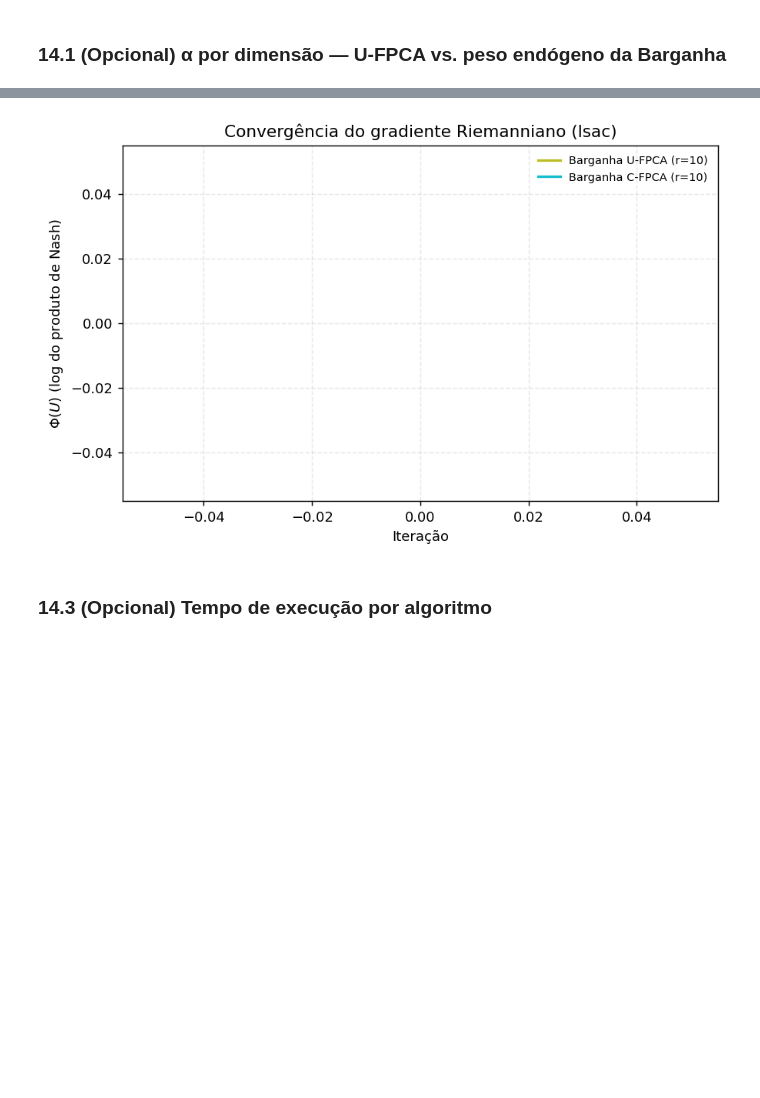
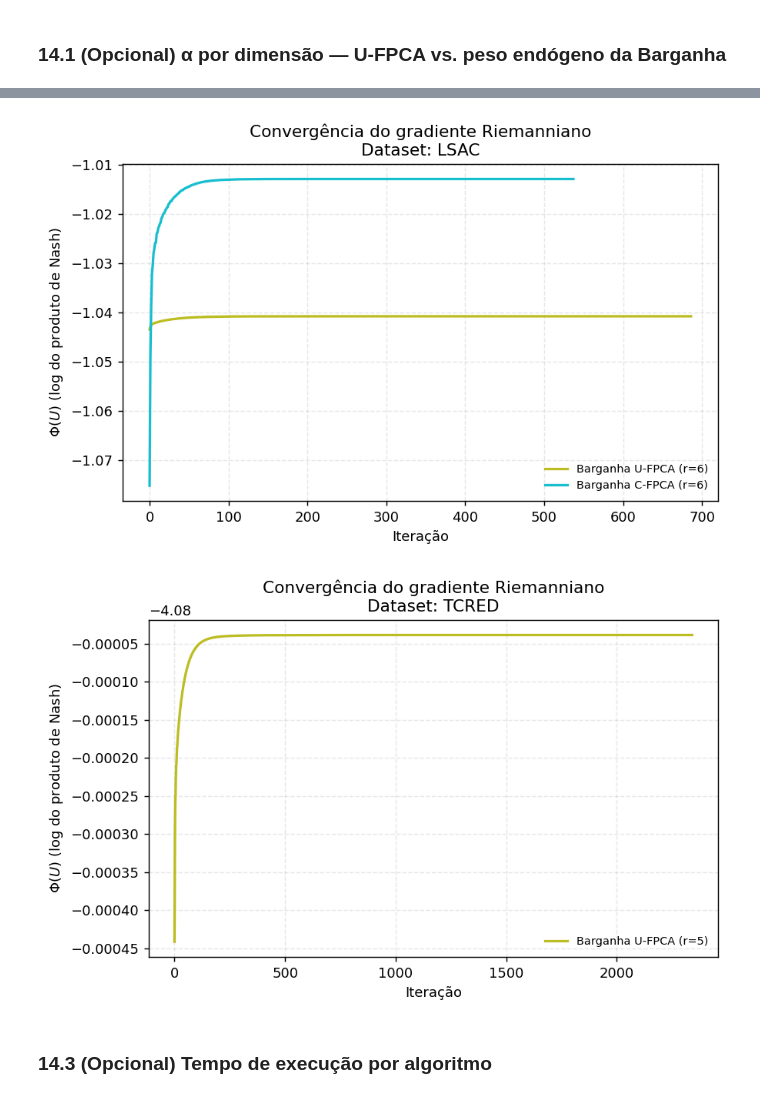
Before and after one commit to MDuqi/Bargaining-Fair-PCA, a Jupyter notebook: fair_pca_experimentos.ipynb, the cells around one changed output, grey strips where cells are left out. Saved outputs shown, nothing was run; the diff lists cells and outputs as text; code cells hidden in the pictures; blank space fills up the shorter version.

```diff
--- a/fair_pca_experimentos.ipynb
+++ b/fair_pca_experimentos.ipynb
@@ -464,7 +463,7 @@ def ufpca(CX, CA, CB, r, tol=ALPHA_TOL, n_iter=ALPHA_ITER):
     def custo(alpha):
         U = top_k(chat_alpha(CX, CA, CB, alpha), r)
         RA, RB = recon_error(CA, U), recon_error(CB, U)
-        return disparity(RA, RB)
+        return fairness(RA, RB)   # minimiza o QUADRADO da disparidade
 
     alpha_star = busca_secao_aurea(custo, 0.0, 1.0, tol, n_iter)
     U = top_k(chat_alpha(CX, CA, CB, alpha_star), r)
@@ -759,0 +773,4 @@ if not df_resultados.empty:
+# %%
+for nome_dataset, res in resultados_por_dataset.items():
+    plot_metrica(res["df"], "F", "Fairness × Dimensão Reduzida",
+                 r"$F(U) = \left(R_A(U) - R_B(U)\right)^2$", nome_dataset)
@@ -760,21 +780,24 @@ if not df_resultados.empty:
 # %% [markdown]
 ### 14.1 (Opcional) α por dimensão — U-FPCA vs. peso endógeno da Barganha
 # %%
-if not df_resultados.empty:
+def plot_alpha(df_res, nome_dataset):
     fig, ax = plt.subplots(figsize=(7, 4.5), dpi=130)
     for algo, cor, mk in zip(["FPCA", "U-FPCA", "C-FPCA"], CORES[1:4], MARCADORES[1:4]):
-        sub = df_resultados[df_resultados["algoritmo"] == algo].sort_values("r")
+        sub = df_res[df_res["algoritmo"] == algo].sort_values("r")
         ax.plot(sub["r"], sub["alpha"], marker=mk, color=cor, label=f"{algo} (α)", linewidth=1.8)
     for algo, cor, mk in zip(["Barganha U-FPCA", "Barganha C-FPCA"], CORES[4:], MARCADORES[4:]):
-        sub = df_resultados[df_resultados["algoritmo"] == algo].sort_values("r")
+        sub = df_res[df_res["algoritmo"] == algo].sort_values("r")
         ax.plot(sub["r"], sub["alpha"], marker=mk, color=cor, linestyle="--",
                  label=f"{algo} (peso endógeno)", linewidth=1.8)
     ax.set_xlabel("Dimensão reduzida (r)")
     ax.set_ylabel(r"$\alpha$ (ou peso endógeno análogo)")
-    ax.set_title(f"Parâmetro de mistura por dimensão ({CONFIG['NAME']})")
+    ax.set_title(f"Parâmetro de mistura por dimensão\nDataset: {nome_dataset}")
     ax.legend(frameon=False, fontsize=7, ncol=2)
     ax.grid(alpha=0.3, linestyle="--")
     fig.tight_layout()
-    fig.savefig(f"fig_alpha_por_r_{CONFIG['NAME']}.png", bbox_inches="tight")
     plt.show()
+
+
+for nome_dataset, res in resultados_por_dataset.items():
+    plot_alpha(res["df"], nome_dataset)
 # %% [output]
@@ -784,21 +814,43 @@ if not df_resultados.empty:
 # %%
-if not df_resultados.empty:
-    r_exemplo = R_MAX  # exibe a convergência na maior dimensão testada
+def escolher_r_mais_informativo(hist_dict, algo, r_max):
+    """Retorna o r (excluindo r_max, tipicamente trivial) com histórico mais
+    longo para o algoritmo dado; usa r_max apenas se não houver outra opção."""
+    candidatos = [(r, hist_dict.get((algo, r), np.array([])))
+                  for r in range(1, r_max)]  # exclui r_max de propósito
+    candidatos = [(r, h) for r, h in candidatos if h.size > 1]
+    if not candidatos:
+        h = hist_dict.get((algo, r_max), np.array([]))
+        return (r_max, h) if h.size > 1 else (None, np.array([]))
+    return max(candidatos, key=lambda rc: rc[1].size)
+
+
+def plot_convergencia(hist_dict, r_max, nome_dataset):
     fig, ax = plt.subplots(figsize=(7, 4.5), dpi=130)
+    algo_plotado = False
     for algo, cor in zip(["Barganha U-FPCA", "Barganha C-FPCA"], CORES[4:]):
-        hist = historicos_barganha.get((algo, r_exemplo), np.array([]))
-        if hist.size > 0:
-            ax.plot(hist, color=cor, label=f"{algo} (r={r_exemplo})", linewidth=1.8)
+        r_escolhido, hist = escolher_r_mais_informativo(hist_dict, algo, r_max)
+        if hist.size > 1:
+            ax.plot(hist, color=cor, label=f"{algo} (r={r_escolhido})", linewidth=1.8)
+            algo_plotado = True
     ax.set_xlabel("Iteração")
     ax.set_ylabel(r"$\Phi(U)$ (log do produto de Nash)")
-    ax.set_title(f"Convergência do gradiente Riemanniano ({CONFIG['NAME']})")
-    ax.legend(frameon=False, fontsize=8)
+    ax.set_title(f"Convergência do gradiente Riemanniano\nDataset: {nome_dataset}")
+    if algo_plotado:
+        ax.legend(frameon=False, fontsize=8)
+    else:
+        ax.text(0.5, 0.5, "Nenhum histórico com mais de 1 iteração\n"
+                           "(otimização convergiu imediatamente em todos os r)",
+                ha="center", va="center", transform=ax.transAxes, fontsize=9)
     ax.grid(alpha=0.3, linestyle="--")
     fig.tight_layout()
-    fig.savefig(f"fig_convergencia_barganha_{CONFIG['NAME']}.png", bbox_inches="tight")
     plt.show()
+
+
+for nome_dataset, res in resultados_por_dataset.items():
+    plot_convergencia(res["hist"], res["dados"]["r_max"], nome_dataset)
 # %% [output]
-[figure, old version]
+[figure, new version]
+[figure, added]
 # %% [markdown]
 ### 14.3 (Opcional) Tempo de execução por algoritmo
 # %%
```
Also changed, not shown: parts of 24 cells of this notebook, 10 other files.
